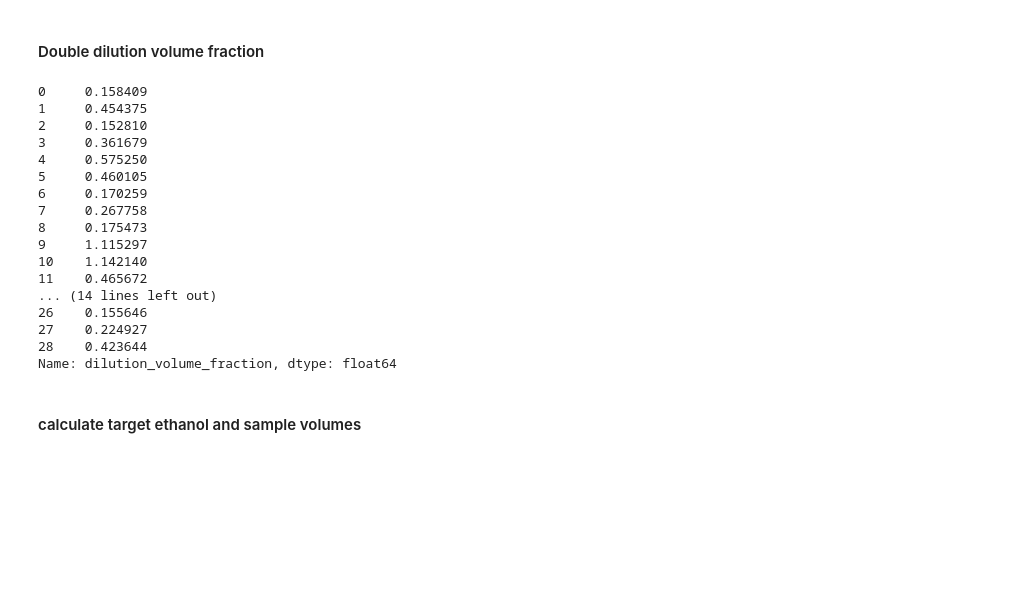
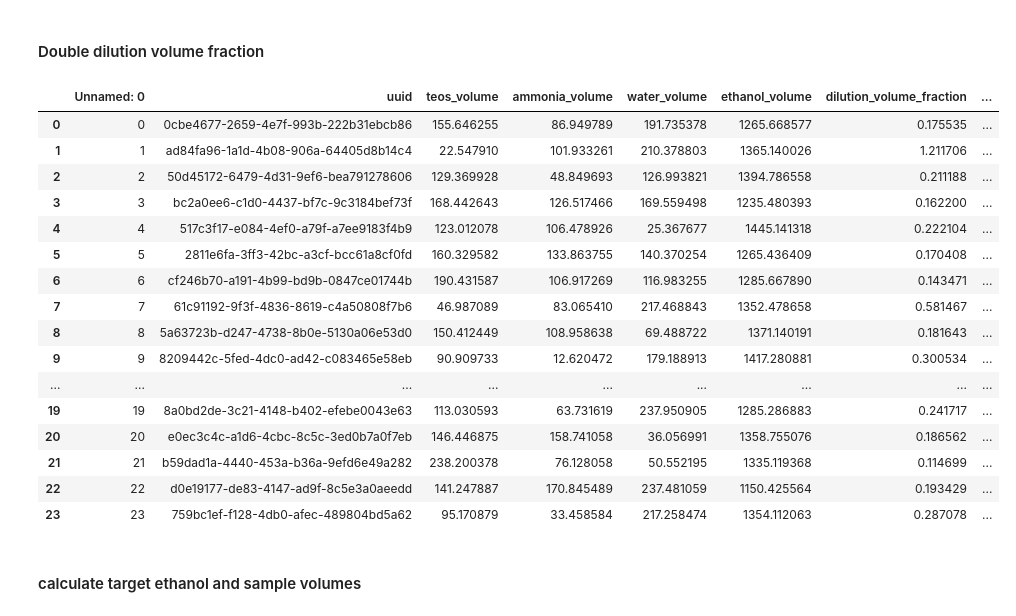
Before and after one commit to pozzo-research-group/silica-np-synthesis, a Jupyter notebook: 2024_10_17_RandomBaselineV4/2024_10_17_RandomBaselineV4.ipynb, the cells around one changed output. Cells and saved outputs as stored; diff of their text form; code cells hidden in the pictures; blank space fills up the shorter version.

```diff
--- a/2024_10_17_RandomBaselineV4/2024_10_17_RandomBaselineV4.ipynb
+++ b/2024_10_17_RandomBaselineV4/2024_10_17_RandomBaselineV4.ipynb
@@ -293,22 +281,22 @@ sample_table['dilution_volume_fraction'] = sample_table['dilution_volume_fractio
 # %%
-sample_table.dilution_volume_fraction
+dilution_table
 # %% [output]
-0     0.158409
-1     0.454375
-2     0.152810
-3     0.361679
-4     0.575250
-5     0.460105
-6     0.170259
-7     0.267758
-8     0.175473
-9     1.115297
-10    1.142140
-11    0.465672
-... (14 lines left out)
-26    0.155646
-27    0.224927
-28    0.423644
-Name: dilution_volume_fraction, dtype: float64
+|  | Unnamed: 0 | uuid | teos_volume | ammonia_volume | water_volume | ethanol_volume | dilution_volume_fraction | ... |
+| 0 | 0 | 0cbe4677-2659-4e7f-993b-222b31ebcb86 | 155.646255 | 86.949789 | 191.735378 | 1265.668577 | 0.175535 | ... |
+| 1 | 1 | ad84fa96-1a1d-4b08-906a-64405d8b14c4 | 22.547910 | 101.933261 | 210.378803 | 1365.140026 | 1.211706 | ... |
+| 2 | 2 | 50d45172-6479-4d31-9ef6-bea791278606 | 129.369928 | 48.849693 | 126.993821 | 1394.786558 | 0.211188 | ... |
+| 3 | 3 | bc2a0ee6-c1d0-4437-bf7c-9c3184bef73f | 168.442643 | 126.517466 | 169.559498 | 1235.480393 | 0.162200 | ... |
+| 4 | 4 | 517c3f17-e084-4ef0-a79f-a7ee9183f4b9 | 123.012078 | 106.478926 | 25.367677 | 1445.141318 | 0.222104 | ... |
+| 5 | 5 | 2811e6fa-3ff3-42bc-a3cf-bcc61a8cf0fd | 160.329582 | 133.863755 | 140.370254 | 1265.436409 | 0.170408 | ... |
+| 6 | 6 | cf246b70-a191-4b99-bd9b-0847ce01744b | 190.431587 | 106.917269 | 116.983255 | 1285.667890 | 0.143471 | ... |
+| 7 | 7 | 61c91192-9f3f-4836-8619-c4a50808f7b6 | 46.987089 | 83.065410 | 217.468843 | 1352.478658 | 0.581467 | ... |
+| 8 | 8 | 5a63723b-d247-4738-8b0e-5130a06e53d0 | 150.412449 | 108.958638 | 69.488722 | 1371.140191 | 0.181643 | ... |
+| 9 | 9 | 8209442c-5fed-4dc0-ad42-c083465e58eb | 90.909733 | 12.620472 | 179.188913 | 1417.280881 | 0.300534 | ... |
+| ... | ... | ... | ... | ... | ... | ... | ... | ... |
+| 19 | 19 | 8a0bd2de-3c21-4148-b402-efebe0043e63 | 113.030593 | 63.731619 | 237.950905 | 1285.286883 | 0.241717 | ... |
+| 20 | 20 | e0ec3c4c-a1d6-4cbc-8c5c-3ed0b7a0f7eb | 146.446875 | 158.741058 | 36.056991 | 1358.755076 | 0.186562 | ... |
+| 21 | 21 | b59dad1a-4440-453a-b36a-9efd6e49a282 | 238.200378 | 76.128058 | 50.552195 | 1335.119368 | 0.114699 | ... |
+| 22 | 22 | d0e19177-de83-4147-ad9f-8c5e3a0aeedd | 141.247887 | 170.845489 | 237.481059 | 1150.425564 | 0.193429 | ... |
+| 23 | 23 | 759bc1ef-f128-4db0-afec-489804bd5a62 | 95.170879 | 33.458584 | 217.258474 | 1354.112063 | 0.287078 | ... |
 # %% [markdown]
 #### calculate target ethanol and sample volumes
```
Also changed, not shown: parts of 33 cells of this notebook, 4 other files.
